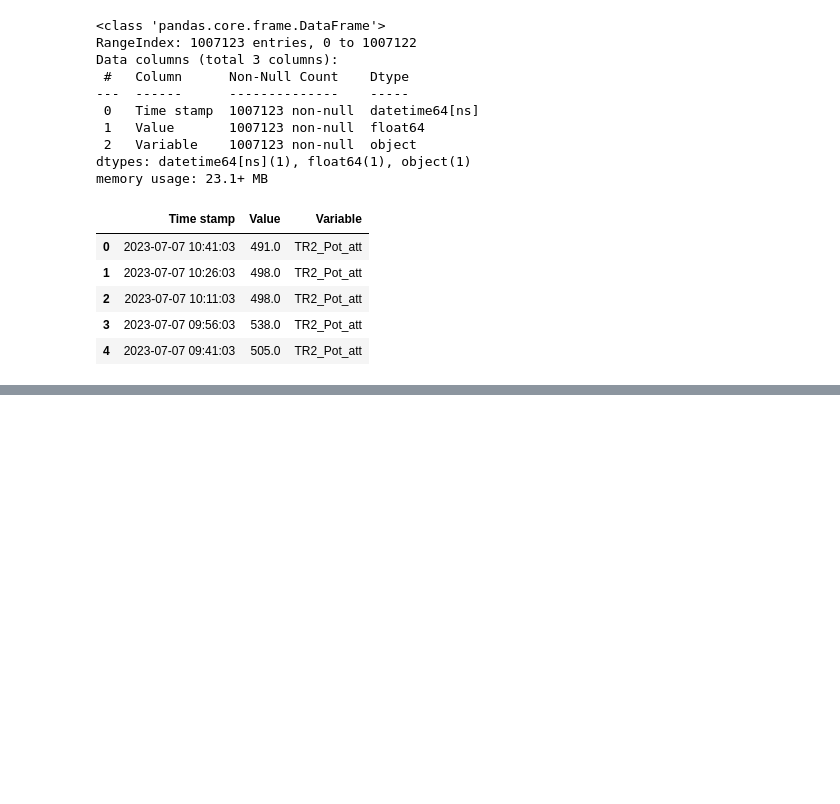
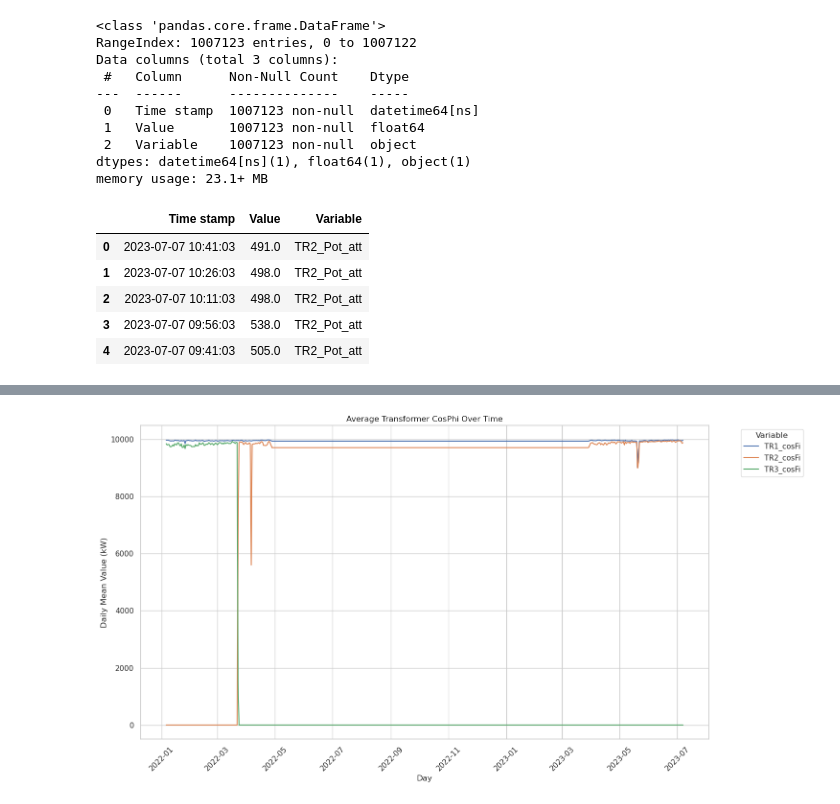
Before and after one commit to Matt17BR/ml4ds2324_cluster_analysis, a Jupyter notebook: scripts/data_preproc.ipynb, the cells around one changed output, grey strips where cells are left out. Cells and saved outputs as stored; diff of their text form; code cells hidden in the pictures; blank space fills up the shorter version.

```diff
--- a/scripts/data_preproc.ipynb
+++ b/scripts/data_preproc.ipynb
@@ -57,0 +119,19 @@ memory usage: 23.1+ MB
+# %%
+# Plotting the mean value for each variable per day
+plt.figure(figsize=(15, 8))
+
+cosfi = [var for var in variables if var.endswith('cosFi')]
+for variable in cosfi:
+    subset = data_day_mean[data_day_mean['Variable'] == variable]
+    plt.plot(subset['Day'], subset['Value'], label=variable)
+
+plt.xlabel('Day')
+plt.ylabel('Daily Mean Value (kW)')
+plt.title('Average Transformer CosPhi Over Time')
+plt.xticks(rotation=45)
+plt.legend(title='Variable', bbox_to_anchor=(1.05, 1), loc='upper left')
+plt.tight_layout()
+
+plt.show()
+# %% [output]
+[figure, added]
```
Also changed, not shown: parts of 5 cells of this notebook, 1 other file.
